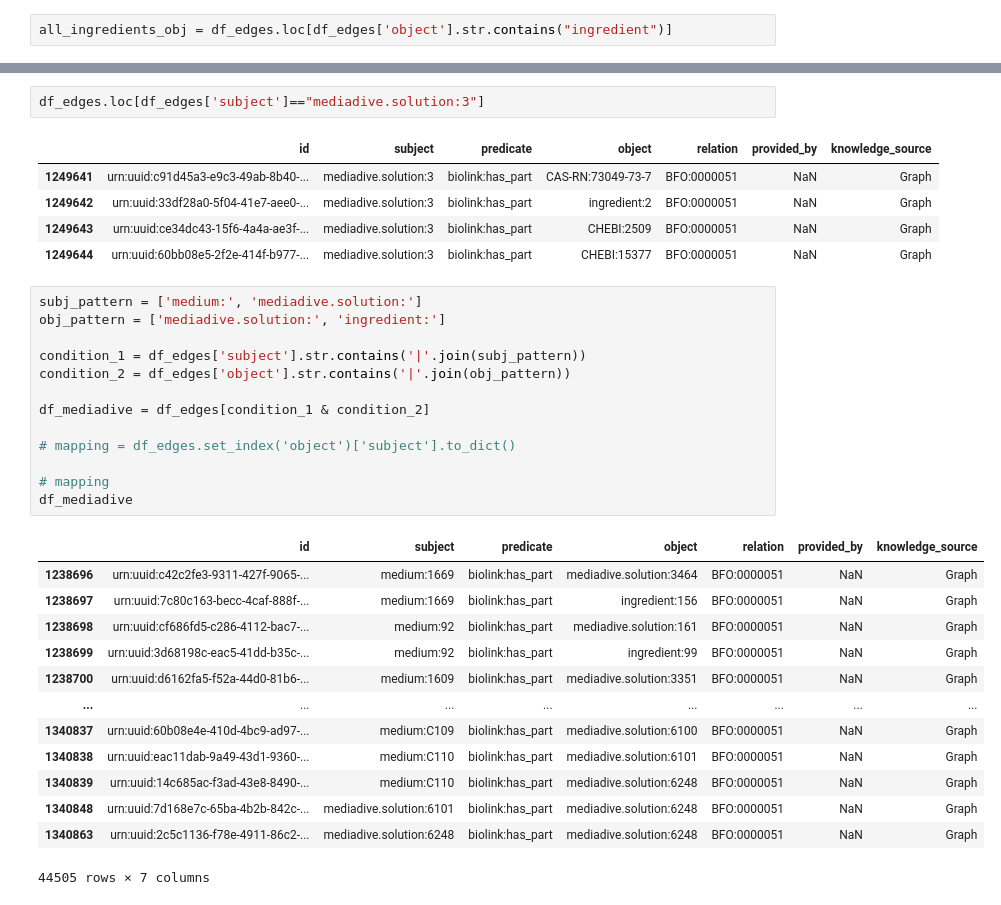
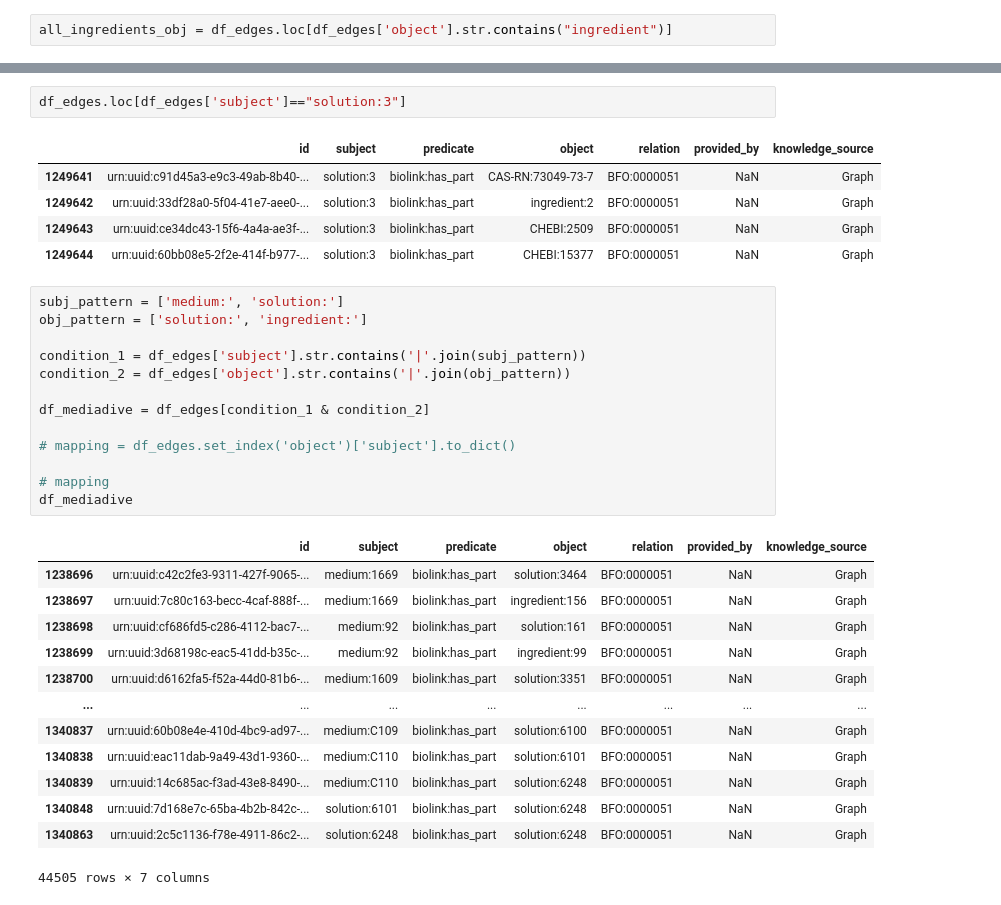
Before and after one commit to Knowledge-Graph-Hub/kg-microbe, a Jupyter notebook: notebooks/MergedKG_exploration.ipynb, the cells around one changed output, grey strips where cells are left out. Cells and saved outputs as stored; diff of their text form.

Commit message:
mediadive.solution => solution

```diff
--- a/notebooks/MergedKG_exploration.ipynb
+++ b/notebooks/MergedKG_exploration.ipynb
@@ -66,38 +66,38 @@ df_edges.loc[df_edges['subject']=="medium:1a"]
 | 1239036 | urn:uuid:b5cb5889-7d7c-41bb-aabf-... | medium:1a | biolink:has_part | ingredient:2 | BFO:0000051 | NaN | Graph |
 # %%
-df_edges.loc[df_edges['subject']=="mediadive.solution:3"]
+df_edges.loc[df_edges['subject']=="solution:3"]
 # %% [output]
 |  | id | subject | predicate | object | relation | provided_by | knowledge_source |
-| 1249641 | urn:uuid:c91d45a3-e9c3-49ab-8b40-... | mediadive.solution:3 | biolink:has_part | CAS-RN:73049-73-7 | BFO:0000051 | NaN | Graph |
-| 1249642 | urn:uuid:33df28a0-5f04-41e7-aee0-... | mediadive.solution:3 | biolink:has_part | ingredient:2 | BFO:0000051 | NaN | Graph |
-| 1249643 | urn:uuid:ce34dc43-15f6-4a4a-ae3f-... | mediadive.solution:3 | biolink:has_part | CHEBI:2509 | BFO:0000051 | NaN | Graph |
-| 1249644 | urn:uuid:60bb08e5-2f2e-414f-b977-... | mediadive.solution:3 | biolink:has_part | CHEBI:15377 | BFO:0000051 | NaN | Graph |
+| 1249641 | urn:uuid:c91d45a3-e9c3-49ab-8b40-... | solution:3 | biolink:has_part | CAS-RN:73049-73-7 | BFO:0000051 | NaN | Graph |
+| 1249642 | urn:uuid:33df28a0-5f04-41e7-aee0-... | solution:3 | biolink:has_part | ingredient:2 | BFO:0000051 | NaN | Graph |
+| 1249643 | urn:uuid:ce34dc43-15f6-4a4a-ae3f-... | solution:3 | biolink:has_part | CHEBI:2509 | BFO:0000051 | NaN | Graph |
+| 1249644 | urn:uuid:60bb08e5-2f2e-414f-b977-... | solution:3 | biolink:has_part | CHEBI:15377 | BFO:0000051 | NaN | Graph |
 # %%
-subj_pattern = ['medium:', 'mediadive.solution:']
-obj_pattern = ['mediadive.solution:', 'ingredient:']
+subj_pattern = ['medium:', 'solution:']
+obj_pattern = ['solution:', 'ingredient:']
 
 condition_1 = df_edges['subject'].str.contains('|'.join(subj_pattern))
 condition_2 = df_edges['object'].str.contains('|'.join(obj_pattern))
 
 df_mediadive = df_edges[condition_1 & condition_2]
 
 # mapping = df_edges.set_index('object')['subject'].to_dict()
 
 # mapping
 df_mediadive
 # %% [output]
 |  | id | subject | predicate | object | relation | provided_by | knowledge_source |
-| 1238696 | urn:uuid:c42c2fe3-9311-427f-9065-... | medium:1669 | biolink:has_part | mediadive.solution:3464 | BFO:0000051 | NaN | Graph |
+| 1238696 | urn:uuid:c42c2fe3-9311-427f-9065-... | medium:1669 | biolink:has_part | solution:3464 | BFO:0000051 | NaN | Graph |
 | 1238697 | urn:uuid:7c80c163-becc-4caf-888f-... | medium:1669 | biolink:has_part | ingredient:156 | BFO:0000051 | NaN | Graph |
-| 1238698 | urn:uuid:cf686fd5-c286-4112-bac7-... | medium:92 | biolink:has_part | mediadive.solution:161 | BFO:0000051 | NaN | Graph |
+| 1238698 | urn:uuid:cf686fd5-c286-4112-bac7-... | medium:92 | biolink:has_part | solution:161 | BFO:0000051 | NaN | Graph |
 | 1238699 | urn:uuid:3d68198c-eac5-41dd-b35c-... | medium:92 | biolink:has_part | ingredient:99 | BFO:0000051 | NaN | Graph |
-| 1238700 | urn:uuid:d6162fa5-f52a-44d0-81b6-... | medium:1609 | biolink:has_part | mediadive.solution:3351 | BFO:0000051 | NaN | Graph |
+| 1238700 | urn:uuid:d6162fa5-f52a-44d0-81b6-... | medium:1609 | biolink:has_part | solution:3351 | BFO:0000051 | NaN | Graph |
 | ... | ... | ... | ... | ... | ... | ... | ... |
-| 1340837 | urn:uuid:60b08e4e-410d-4bc9-ad97-... | medium:C109 | biolink:has_part | mediadive.solution:6100 | BFO:0000051 | NaN | Graph |
-| 1340838 | urn:uuid:eac11dab-9a49-43d1-9360-... | medium:C110 | biolink:has_part | mediadive.solution:6101 | BFO:0000051 | NaN | Graph |
-| 1340839 | urn:uuid:14c685ac-f3ad-43e8-8490-... | medium:C110 | biolink:has_part | mediadive.solution:6248 | BFO:0000051 | NaN | Graph |
-| 1340848 | urn:uuid:7d168e7c-65ba-4b2b-842c-... | mediadive.solution:6101 | biolink:has_part | mediadive.solution:6248 | BFO:0000051 | NaN | Graph |
-| 1340863 | urn:uuid:2c5c1136-f78e-4911-86c2-... | mediadive.solution:6248 | biolink:has_part | mediadive.solution:6248 | BFO:0000051 | NaN | Graph |
+| 1340837 | urn:uuid:60b08e4e-410d-4bc9-ad97-... | medium:C109 | biolink:has_part | solution:6100 | BFO:0000051 | NaN | Graph |
+| 1340838 | urn:uuid:eac11dab-9a49-43d1-9360-... | medium:C110 | biolink:has_part | solution:6101 | BFO:0000051 | NaN | Graph |
+| 1340839 | urn:uuid:14c685ac-f3ad-43e8-8490-... | medium:C110 | biolink:has_part | solution:6248 | BFO:0000051 | NaN | Graph |
+| 1340848 | urn:uuid:7d168e7c-65ba-4b2b-842c-... | solution:6101 | biolink:has_part | solution:6248 | BFO:0000051 | NaN | Graph |
+| 1340863 | urn:uuid:2c5c1136-f78e-4911-86c2-... | solution:6248 | biolink:has_part | solution:6248 | BFO:0000051 | NaN | Graph |
 44505 rows × 7 columns
 # %%
 medium_subject_condition = df_mediadive["subject"].str.startswith("medium:")
```
Also changed, not shown: parts of 6 cells of this notebook, 6 other files.
